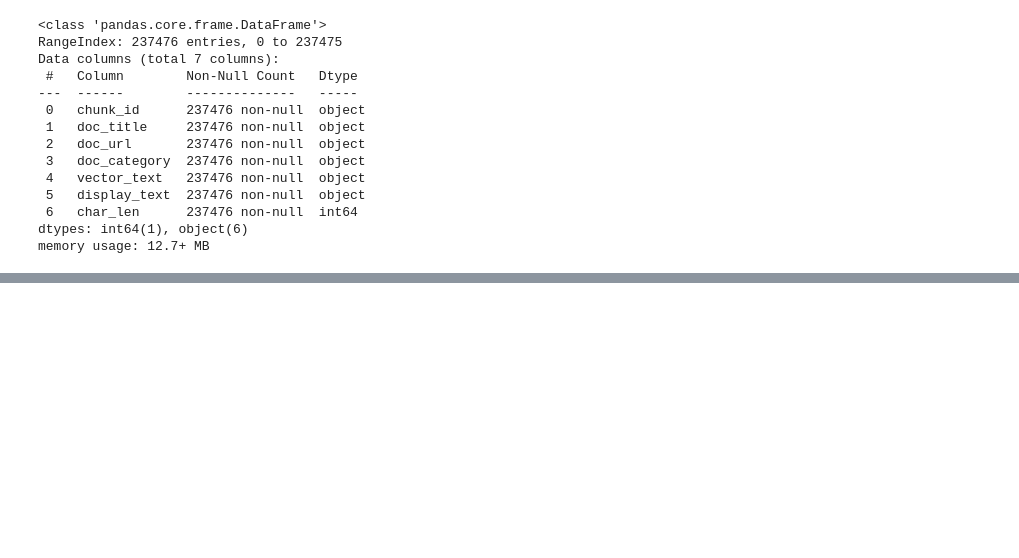
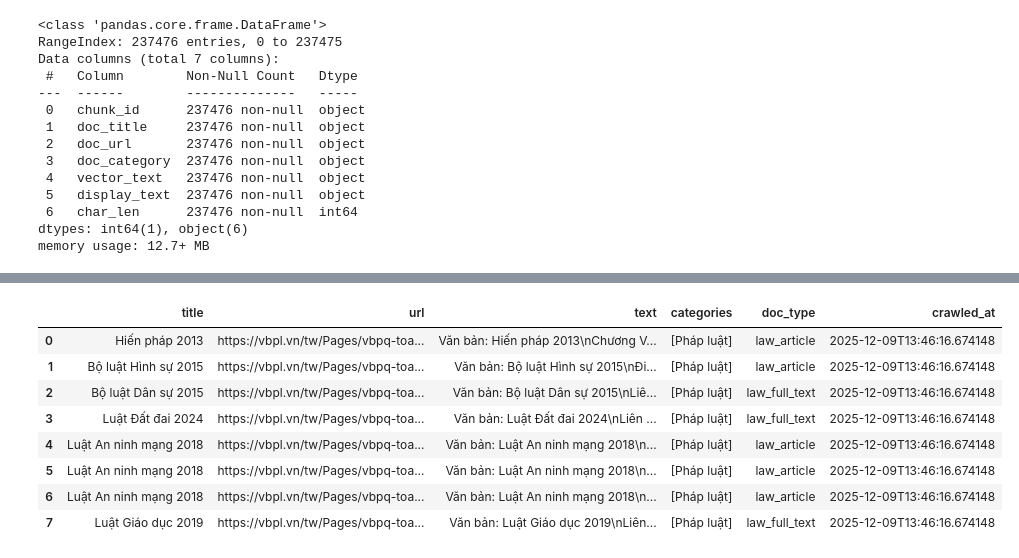
Before and after one commit to quanninja1304/vnpt-rag, a Jupyter notebook: test.ipynb, the cells around one changed output, grey strips where cells are left out. Saved outputs shown, nothing was run; the diff lists cells and outputs as text; code cells hidden in the pictures; blank space fills up the shorter version.

```diff
--- a/test.ipynb
+++ b/test.ipynb
@@ -190,0 +866,13 @@ memory usage: 12.7+ MB
+# %%
+dp = pd.read_parquet(path="output/vbpl_scraped_final.parquet")
+dp
+# %% [output]
+|  | title | url | text | categories | doc_type | crawled_at |
+| 0 | Hiến pháp 2013 | https://vbpl.vn/tw/Pages/vbpq-toa... | Văn bản: Hiến pháp 2013\nChương V... | [Pháp luật] | law_article | 2025-12-09T13:46:16.674148 |
+| 1 | Bộ luật Hình sự 2015 | https://vbpl.vn/tw/Pages/vbpq-toa... | Văn bản: Bộ luật Hình sự 2015\nĐi... | [Pháp luật] | law_article | 2025-12-09T13:46:16.674148 |
+| 2 | Bộ luật Dân sự 2015 | https://vbpl.vn/tw/Pages/vbpq-toa... | Văn bản: Bộ luật Dân sự 2015\nLiê... | [Pháp luật] | law_full_text | 2025-12-09T13:46:16.674148 |
+| 3 | Luật Đất đai 2024 | https://vbpl.vn/tw/Pages/vbpq-toa... | Văn bản: Luật Đất đai 2024\nLiên ... | [Pháp luật] | law_full_text | 2025-12-09T13:46:16.674148 |
+| 4 | Luật An ninh mạng 2018 | https://vbpl.vn/tw/Pages/vbpq-toa... | Văn bản: Luật An ninh mạng 2018\n... | [Pháp luật] | law_article | 2025-12-09T13:46:16.674148 |
+| 5 | Luật An ninh mạng 2018 | https://vbpl.vn/tw/Pages/vbpq-toa... | Văn bản: Luật An ninh mạng 2018\n... | [Pháp luật] | law_article | 2025-12-09T13:46:16.674148 |
+| 6 | Luật An ninh mạng 2018 | https://vbpl.vn/tw/Pages/vbpq-toa... | Văn bản: Luật An ninh mạng 2018\n... | [Pháp luật] | law_article | 2025-12-09T13:46:16.674148 |
+| 7 | Luật Giáo dục 2019 | https://vbpl.vn/tw/Pages/vbpq-toa... | Văn bản: Luật Giáo dục 2019\nLiên... | [Pháp luật] | law_full_text | 2025-12-09T13:46:16.674148 |
```
Also changed, not shown: parts of 15 cells of this notebook, 12 other files.
